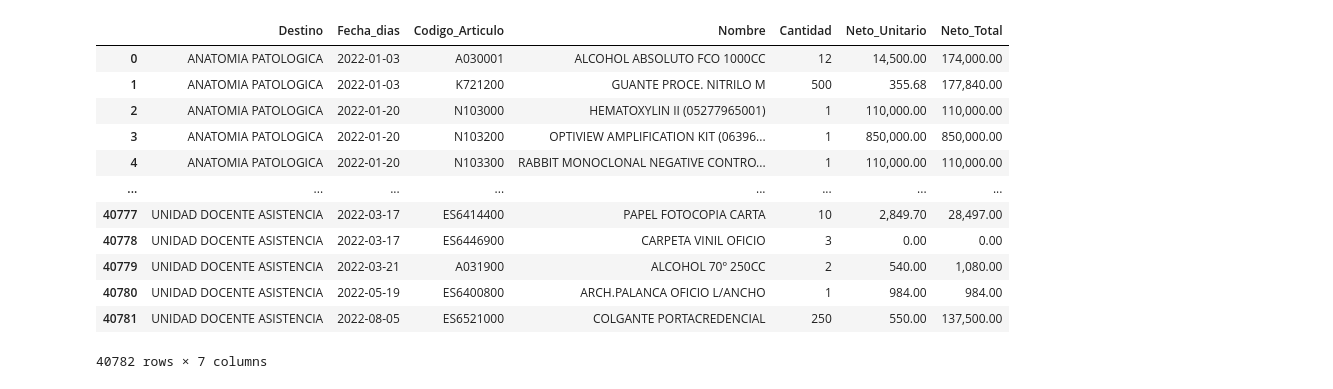
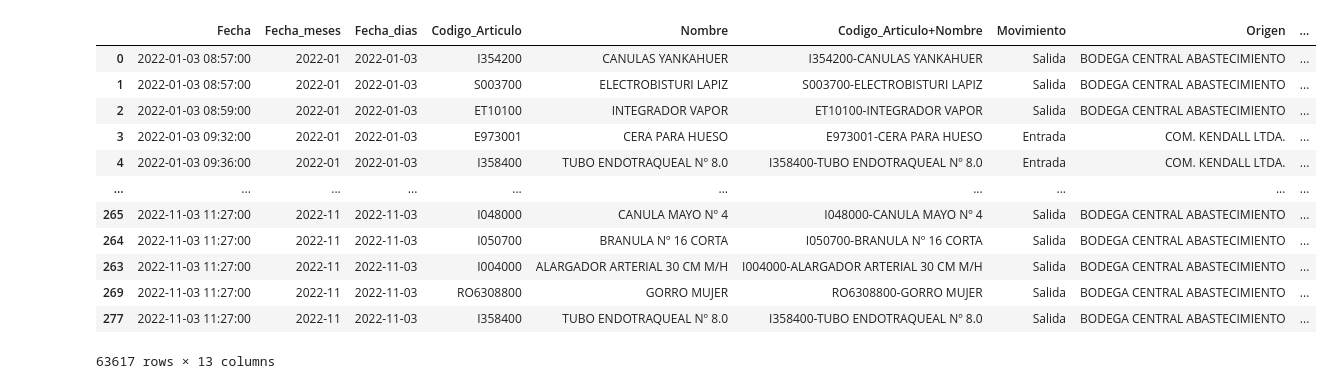
Before and after one commit to JavierRojas14/int, a Jupyter notebook: Finanzas/analisis_datos_SCI/analisis_gasto_item_presupuestario/analisis.ipynb, the cells around one changed output. Drawn from its saved outputs; the diff is of its cells as text; code cells hidden in the pictures.

```diff
--- a/Finanzas/analisis_datos_SCI/analisis_gasto_item_presupuestario/analisis.ipynb
+++ b/Finanzas/analisis_datos_SCI/analisis_gasto_item_presupuestario/analisis.ipynb
@@ -18,21 +23,21 @@ df_movimientos['Fecha_dias'] = df_movimientos['Fecha'].dt.normalize()
+# %%
+df_movimientos
+# %% [output]
+|  | Fecha | Fecha_meses | Fecha_dias | Codigo_Articulo | Nombre | Codigo_Articulo+Nombre | Movimiento | Origen | ... |
+| 0 | 2022-01-03 08:57:00 | 2022-01 | 2022-01-03 | I354200 | CANULAS YANKAHUER | I354200-CANULAS YANKAHUER | Salida | BODEGA CENTRAL ABASTECIMIENTO | ... |
+| 1 | 2022-01-03 08:57:00 | 2022-01 | 2022-01-03 | S003700 | ELECTROBISTURI LAPIZ | S003700-ELECTROBISTURI LAPIZ | Salida | BODEGA CENTRAL ABASTECIMIENTO | ... |
+| 2 | 2022-01-03 08:59:00 | 2022-01 | 2022-01-03 | ET10100 | INTEGRADOR VAPOR | ET10100-INTEGRADOR VAPOR | Salida | BODEGA CENTRAL ABASTECIMIENTO | ... |
+| 3 | 2022-01-03 09:32:00 | 2022-01 | 2022-01-03 | E973001 | CERA PARA HUESO | E973001-CERA PARA HUESO | Entrada | COM. KENDALL LTDA. | ... |
+| 4 | 2022-01-03 09:36:00 | 2022-01 | 2022-01-03 | I358400 | TUBO ENDOTRAQUEAL Nº 8.0 | I358400-TUBO ENDOTRAQUEAL Nº 8.0 | Entrada | COM. KENDALL LTDA. | ... |
+| ... | ... | ... | ... | ... | ... | ... | ... | ... | ... |
+| 265 | 2022-11-03 11:27:00 | 2022-11 | 2022-11-03 | I048000 | CANULA MAYO Nº 4 | I048000-CANULA MAYO Nº 4 | Salida | BODEGA CENTRAL ABASTECIMIENTO | ... |
+| 264 | 2022-11-03 11:27:00 | 2022-11 | 2022-11-03 | I050700 | BRANULA Nº 16 CORTA | I050700-BRANULA Nº 16 CORTA | Salida | BODEGA CENTRAL ABASTECIMIENTO | ... |
+| 263 | 2022-11-03 11:27:00 | 2022-11 | 2022-11-03 | I004000 | ALARGADOR ARTERIAL 30 CM M/H | I004000-ALARGADOR ARTERIAL 30 CM M/H | Salida | BODEGA CENTRAL ABASTECIMIENTO | ... |
+| 269 | 2022-11-03 11:27:00 | 2022-11 | 2022-11-03 | RO6308800 | GORRO MUJER | RO6308800-GORRO MUJER | Salida | BODEGA CENTRAL ABASTECIMIENTO | ... |
+| 277 | 2022-11-03 11:27:00 | 2022-11 | 2022-11-03 | I358400 | TUBO ENDOTRAQUEAL Nº 8.0 | I358400-TUBO ENDOTRAQUEAL Nº 8.0 | Salida | BODEGA CENTRAL ABASTECIMIENTO | ... |
+63617 rows × 13 columns
 # %%
 df_salidas = df_movimientos.query('Movimiento == "Salida"')
 salidas_agrupadas = df_salidas.groupby(
     by=['Destino', 'Fecha_dias', 'Codigo_Articulo', 'Nombre']).sum() \
                                                               .reset_index()
-# %%
-salidas_agrupadas
-# %% [output]
-|  | Destino | Fecha_dias | Codigo_Articulo | Nombre | Cantidad | Neto_Unitario | Neto_Total |
-| 0 | ANATOMIA PATOLOGICA | 2022-01-03 | A030001 | ALCOHOL ABSOLUTO FCO 1000CC | 12 | 14,500.00 | 174,000.00 |
-| 1 | ANATOMIA PATOLOGICA | 2022-01-03 | K721200 | GUANTE PROCE. NITRILO M | 500 | 355.68 | 177,840.00 |
-| 2 | ANATOMIA PATOLOGICA | 2022-01-20 | N103000 | HEMATOXYLIN II (05277965001) | 1 | 110,000.00 | 110,000.00 |
-| 3 | ANATOMIA PATOLOGICA | 2022-01-20 | N103200 | OPTIVIEW AMPLIFICATION KIT (06396... | 1 | 850,000.00 | 850,000.00 |
-| 4 | ANATOMIA PATOLOGICA | 2022-01-20 | N103300 | RABBIT MONOCLONAL NEGATIVE CONTRO... | 1 | 110,000.00 | 110,000.00 |
-| ... | ... | ... | ... | ... | ... | ... | ... |
-| 40777 | UNIDAD DOCENTE ASISTENCIA | 2022-03-17 | ES6414400 | PAPEL FOTOCOPIA CARTA | 10 | 2,849.70 | 28,497.00 |
-| 40778 | UNIDAD DOCENTE ASISTENCIA | 2022-03-17 | ES6446900 | CARPETA VINIL OFICIO | 3 | 0.00 | 0.00 |
-| 40779 | UNIDAD DOCENTE ASISTENCIA | 2022-03-21 | A031900 | ALCOHOL 70º 250CC | 2 | 540.00 | 1,080.00 |
-| 40780 | UNIDAD DOCENTE ASISTENCIA | 2022-05-19 | ES6400800 | ARCH.PALANCA OFICIO L/ANCHO | 1 | 984.00 | 984.00 |
-| 40781 | UNIDAD DOCENTE ASISTENCIA | 2022-08-05 | ES6521000 | COLGANTE PORTACREDENCIAL | 250 | 550.00 | 137,500.00 |
-40782 rows × 7 columns
```
Also changed, not shown: parts of 7 cells of this notebook.
